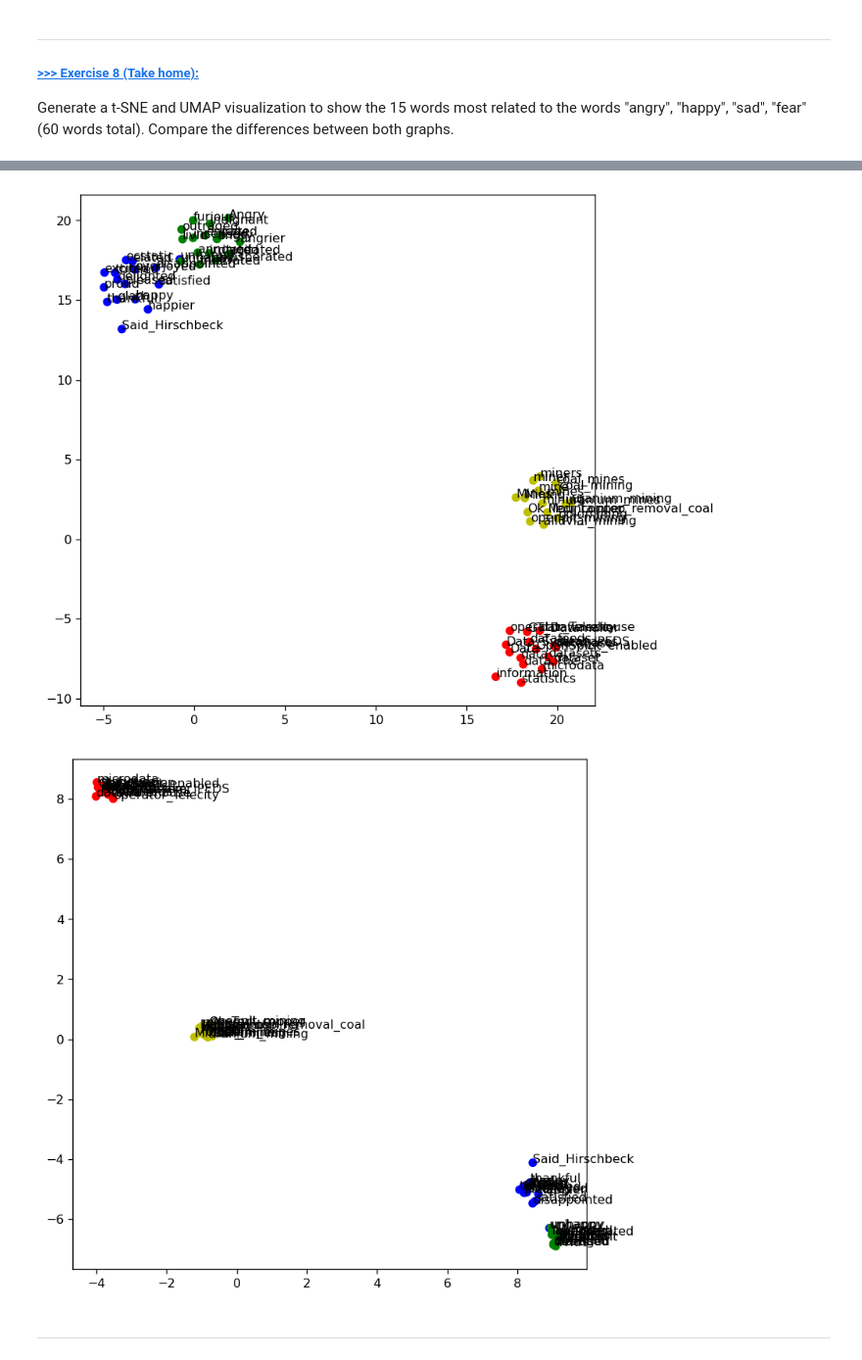
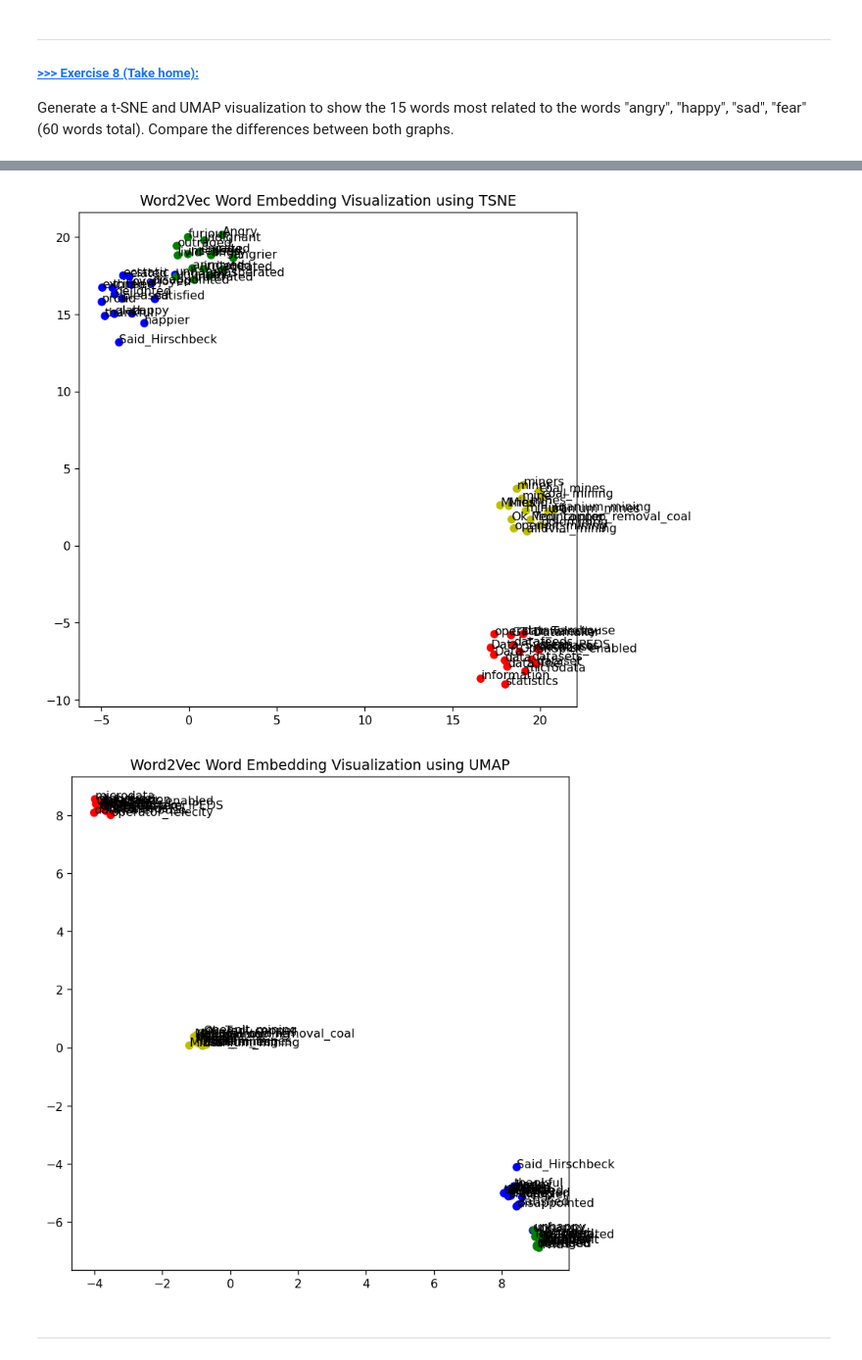
Before and after one commit to tower20021202/DM2025-Lab2-Exercise, a Jupyter notebook: DM2025-Lab2-Master-Phase_1.ipynb, the cells around one changed output, grey strips where cells are left out. Shown at 98% size. Drawn from its saved outputs; the diff is of its cells as text; code cells hidden in the pictures.

```diff
--- a/DM2025-Lab2-Master-Phase_1.ipynb
+++ b/DM2025-Lab2-Master-Phase_1.ipynb
@@ -1416,6 +1419,7 @@ plt.figure(figsize=(7.5, 7.5), dpi=115)
 plt.scatter(X_tsne[:target_size, 0], X_tsne[:target_size, 1], c=color)
 for label, x, y in zip(target_words, X_tsne[:target_size, 0], X_tsne[:target_size, 1]):
     plt.annotate(label, xy=(x,y), xytext=(0,0),  textcoords='offset points')
+plt.title("Word2Vec Word Embedding Visualization using TSNE", fontsize=12)
 plt.show()
 
 
@@ -1429,34 +1433,35 @@ model = w2v_google_model
 size = 200
 target_size = len(target_words)
 all_word = list(model.index_to_key)
 word_train = target_words + all_word[:size]
 X_train = model[word_train]
 
 ## UMAP model
 umap_model = umap.UMAP(n_components=2, metric='cosine', random_state=28)
 
 ## training
 X_umap = umap_model.fit_transform(X_train)
 
 ## plot the result
 plt.figure(figsize=(7.5, 7.5), dpi=115)
 plt.scatter(X_umap[:target_size, 0], X_umap[:target_size, 1], c=color)
 for label, x, y in zip(target_words, X_umap[:target_size, 0], X_umap[:target_size, 1]):
     plt.annotate(label, xy=(x,y), xytext=(0,0),  textcoords='offset points')
+plt.title("Word2Vec Word Embedding Visualization using UMAP", fontsize=12)
 plt.show()
 
 
 #根據上圖可以發現使用t-SNE和UMAP兩種降維方法，都能將語義相似的詞彙聚集在一起，例如happy相關的詞彙都集中在一個區域，而angry相關的詞彙則集中在另一個區域，顯示這兩種方法在捕捉詞彙語義關係方面效果良好。
 #從TSNE的結果來看，彼此距離相對明顯、空間拉得較開，它會盡可能讓相似詞靠近，讓不同群組之間距離遠離。結果看起來群集分得漂亮，但群集間距離大小不代表真實語意距離。
 #而UMAP的結果則顯得較為緊湊，群集之間的距離較近，這是因為UMAP在降維過程中會保留更多的全局結構資訊，使得不同群組之間的距離反映出更真實的語意關係。因此，雖然UMAP的群集看起來沒有t-SNE那麼分散，但它更能反映詞彙之間的真實語義距離。
 #若目的在於展示分群結果，t-SNE 更直觀
 #若目的在於分析語意結構或做進一步降維，UMAP 更合適。
 # %% [output]
 happy_words:  ['happy', 'glad', 'pleased', 'ecstatic', 'overjoyed', 'thrilled', 'satisfied', 'proud', 'delighted', 'disappointed', 'excited', 'happier', 'Said_Hirschbeck', 'elated', 'thankful', 'unhap ...
 angry_words:  ['angry', 'irate', 'enraged', 'indignant', 'incensed', 'annoyed', 'agitated', 'frustrated', 'furious', 'unhappy', 'outraged', 'livid', 'irritated', 'exasperated', 'angrier', 'Angry']
 data_words:  ['data', 'Data', 'datasets', 'dataset', 'databases', 'statistics', 'information', 'database', 'Data_System_IPEDS', 'data.The', 'OpenSpirit_enabled', 'datafeeds', 'microdata', 'operator_Te ...
 mining_words:  ['mining', 'Mining', 'mines', 'coal_mining', 'mine', 'miner', 'uranium_mining', 'miners', 'Mountaintop_removal_coal', 'goldmining', 'alluvial_mining', 'Ok_Tedi_copper', 'uranium_mines', ...
-[figure, old version]
+[figure, new version]
-[figure, old version]
+[figure, new version]
 # %% [markdown]
 ---
```
Also changed, not shown: parts of 6 cells of this notebook.
